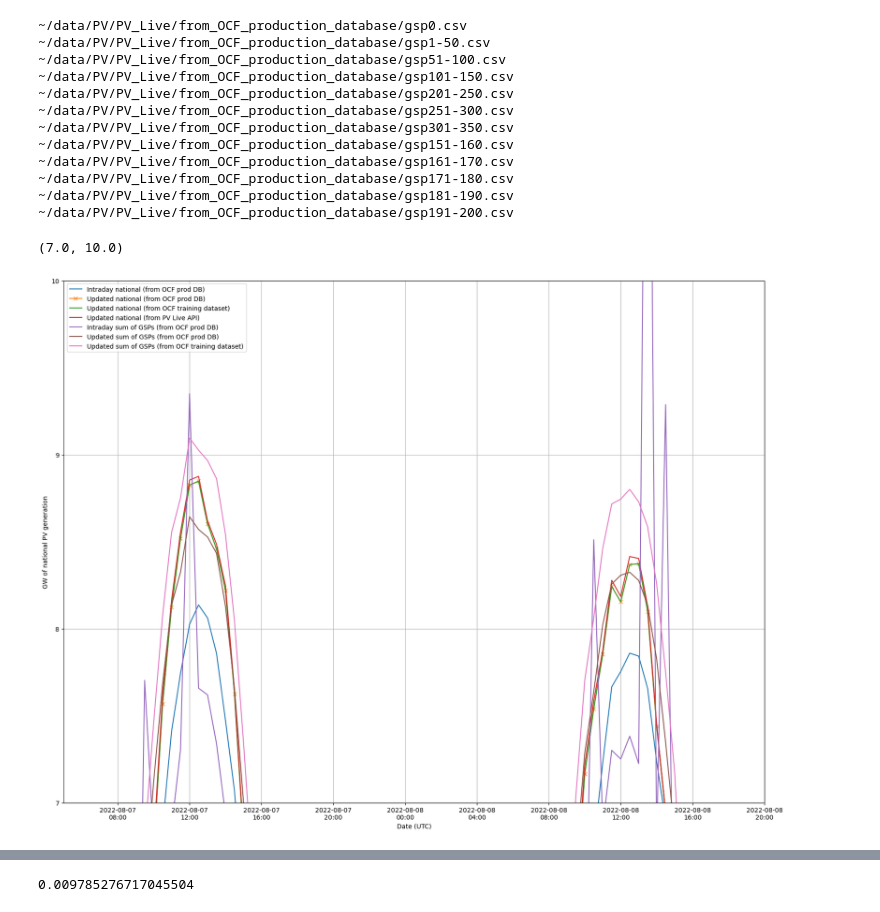
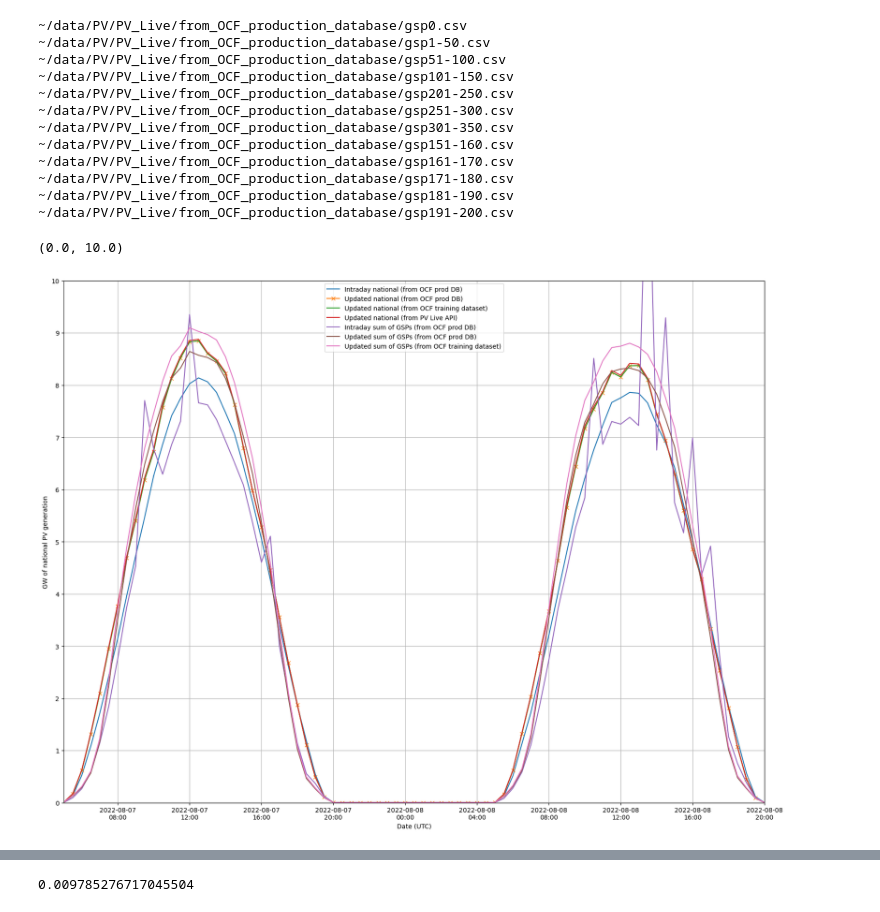
Before and after one commit to openclimatefix/analysis_of_pv_live, a Jupyter notebook: notebooks/plot_error_between_intraday_PV_Live_and_updated_PV_Live.ipynb, the cells around one changed output, grey strips where cells are left out. Saved outputs shown, nothing was run; the diff lists cells and outputs as text; code cells hidden in the pictures.

```diff
--- a/notebooks/plot_error_between_intraday_PV_Live_and_updated_PV_Live.ipynb
+++ b/notebooks/plot_error_between_intraday_PV_Live_and_updated_PV_Live.ipynb
@@ -132,36 +132,36 @@ ax.plot(
 )
 
 if PLOT_SUM_OF_GSPS:
     ax.plot(
         intraday_sum_of_gsps_from_ocf_prod_db[START_DATE:END_DATE],
         label="Intraday sum of GSPs (from OCF prod DB)",
     )
 
     ax.plot(
         updated_sum_of_gsps_from_ocf_prod_db[START_DATE:END_DATE],
         label="Updated sum of GSPs (from OCF prod DB)",
     )
 
     ax.plot(
         ocf_training_dataset.sel(gsp_id=slice(1, None), datetime_gmt=slice(START_DATE, END_DATE))["generation_mw"].sum("gsp_id").to_series() / 1E3,
         label="Updated sum of GSPs (from OCF training dataset)",
     )
 
 ax.legend()
 ax.grid()
 ax.set_ylim([0, ax.get_ylim()[1]])
 ax.set_ylabel("GW of national PV generation")
 ax.set_xlabel("Date (UTC)")
 ax.yaxis.set_major_locator(mticker.MultipleLocator(1))
 ax.xaxis.set_major_formatter(mdates.DateFormatter("%Y-%m-%d\n%H:%M"))
 ax.set_xlim(
     mdates.datestr2num(START_DATE),
     mdates.datestr2num(END_DATE),
 )
-ax.set_ylim([7, 10])
+ax.set_ylim([0, 10])
 # %% [output]
-(7.0, 10.0)
+(0.0, 10.0)
-[figure, old version]
+[figure, new version]
 # %%
 SIMPLE_PLOT: Final[bool] = False
 BAR_KWARGS: Final[dict] = dict(
```
Also changed, not shown: parts of 21 cells of this notebook.
